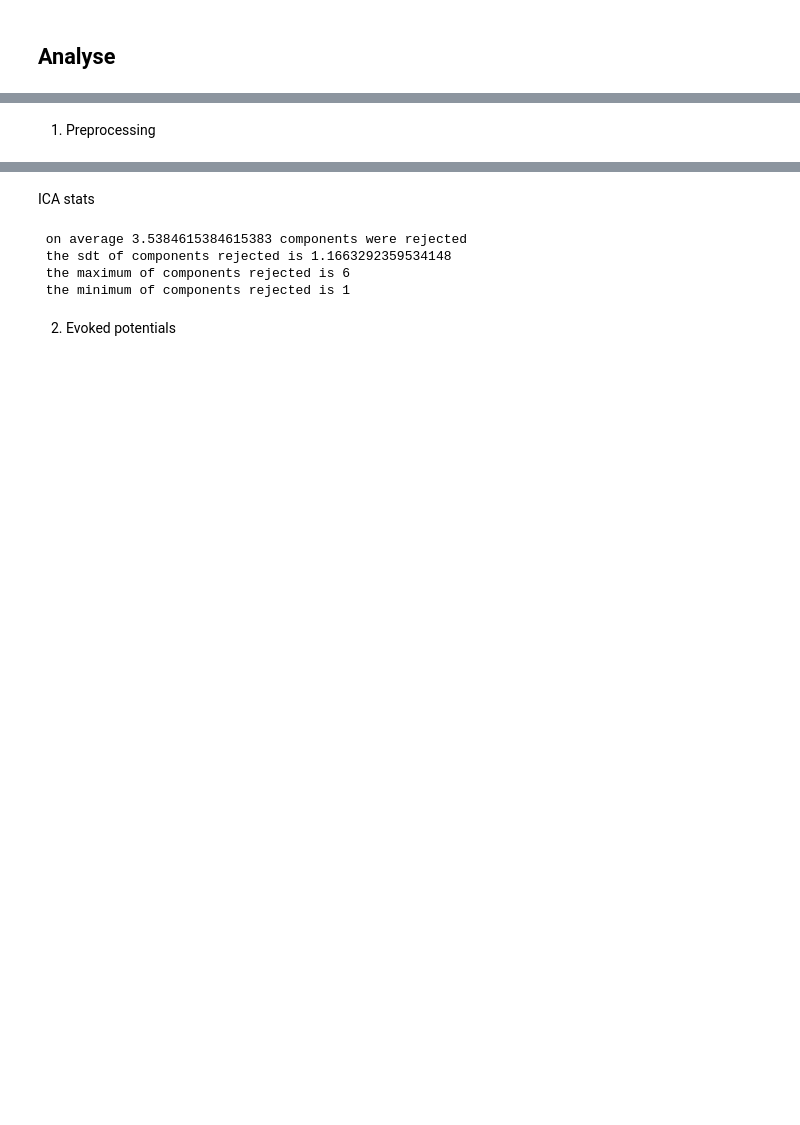
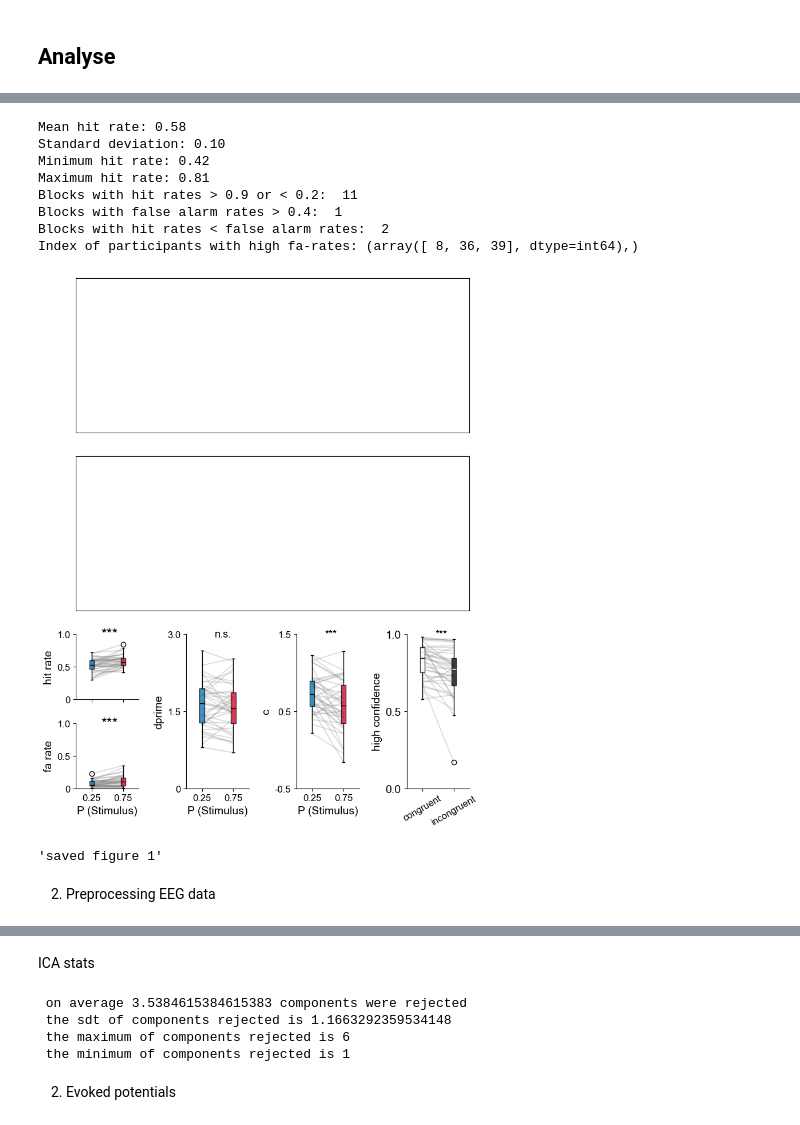
Before and after one commit to CarinaFo/ExPeCoN_ms, a Jupyter notebook: code/notebooks/expecon_ms.ipynb, the cells around one changed output, grey strips where cells are left out. Cells and saved outputs as stored; diff of their text form; code cells hidden in the pictures; blank space fills up the shorter version.

```diff
--- a/code/notebooks/expecon_ms.ipynb
+++ b/code/notebooks/expecon_ms.ipynb
@@ -84,2 +122,15 @@ hit_fa_diff = config.behavioral_cleaning.hit_fa_diff
+# %%
+behav.plot_figure1_grid(expecon=1, exclude_high_fa=True)
+# %% [output]
+Mean hit rate: 0.58
+Standard deviation: 0.10
+Minimum hit rate: 0.42
+Maximum hit rate: 0.81
+Blocks with hit rates > 0.9 or < 0.2:  11
+Blocks with false alarm rates > 0.4:  1
+Blocks with hit rates < false alarm rates:  2
+Index of participants with high fa-rates: (array([ 8, 36, 39], dtype=int64),)
+[figure, added]
+'saved figure 1'
 # %% [markdown]
-1. Preprocessing
+2. Preprocessing EEG data
```
Also changed, not shown: parts of 20 cells of this notebook.
